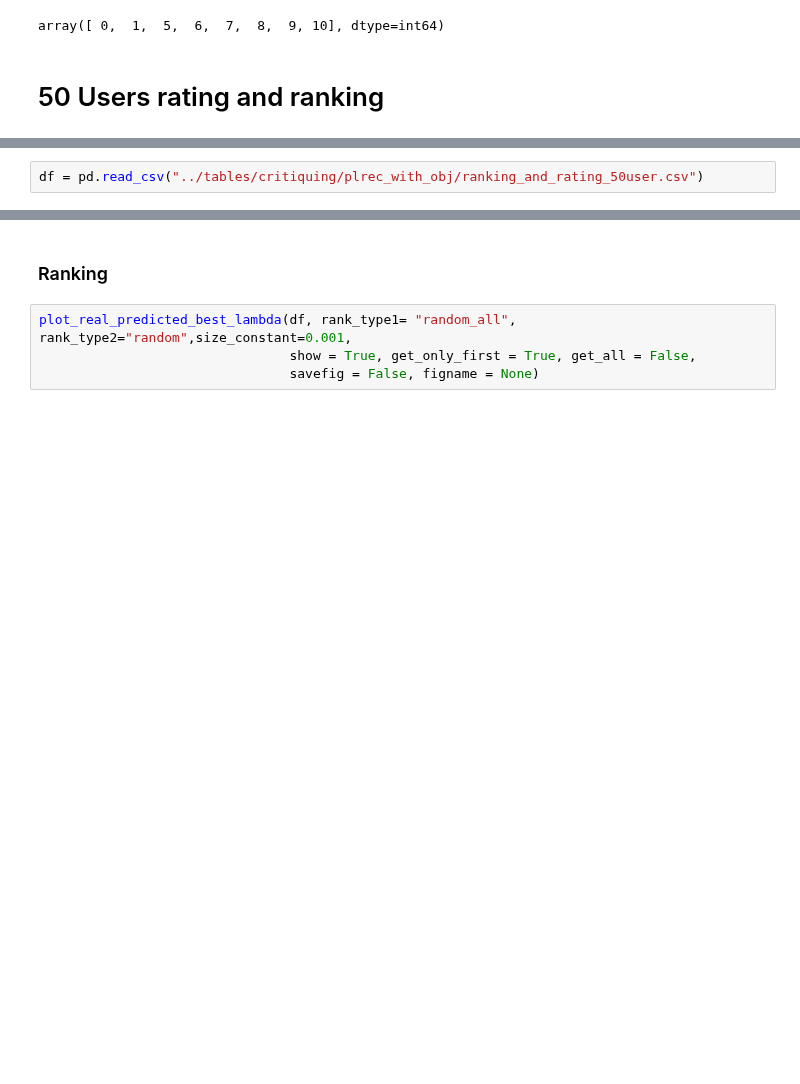
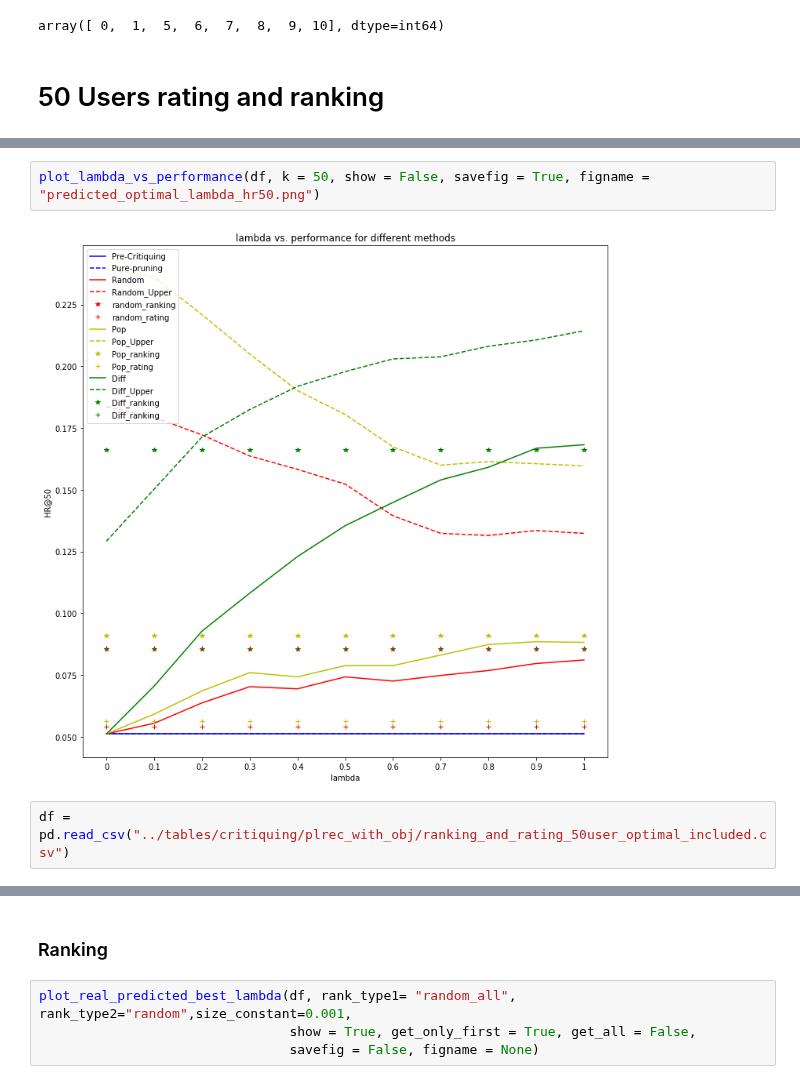
Before and after one commit to litosly/thesis, a Jupyter notebook: Critiques Draft/Single Step Critiquing Rating and Ranking objective Experiment .ipynb, the cells around one changed output, grey strips where cells are left out. Saved outputs shown, nothing was run; the diff lists cells and outputs as text; blank space fills up the shorter version.

```diff
--- a/Critiques Draft/Single Step Critiquing Rating and Ranking objective Experiment .ipynb
+++ b/Critiques Draft/Single Step Critiquing Rating and Ranking objective Experiment .ipynb
@@ -1649,2 +1799,6 @@ array([ 0,  1,  5,  6,  7,  8,  9, 10], dtype=int64)
+# %%
+plot_lambda_vs_performance(df, k = 50, show = False, savefig = True, figname = "predicted_optimal_lambda_hr50.png")
+# %% [output]
+[figure, added]
 # %%
-df = pd.read_csv("../tables/critiquing/plrec_with_obj/ranking_and_rating_50user.csv")
+df = pd.read_csv("../tables/critiquing/plrec_with_obj/ranking_and_rating_50user_optimal_included.csv")
```
Also changed, not shown: parts of 15 cells of this notebook, 17 other files.
